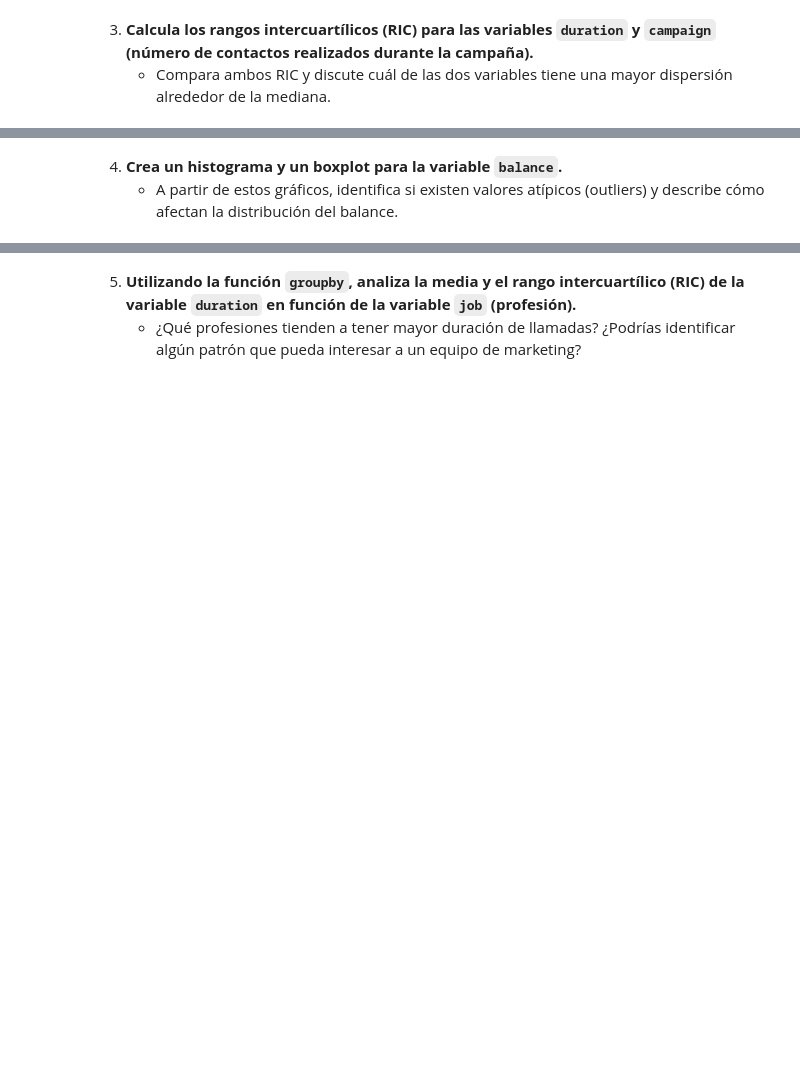
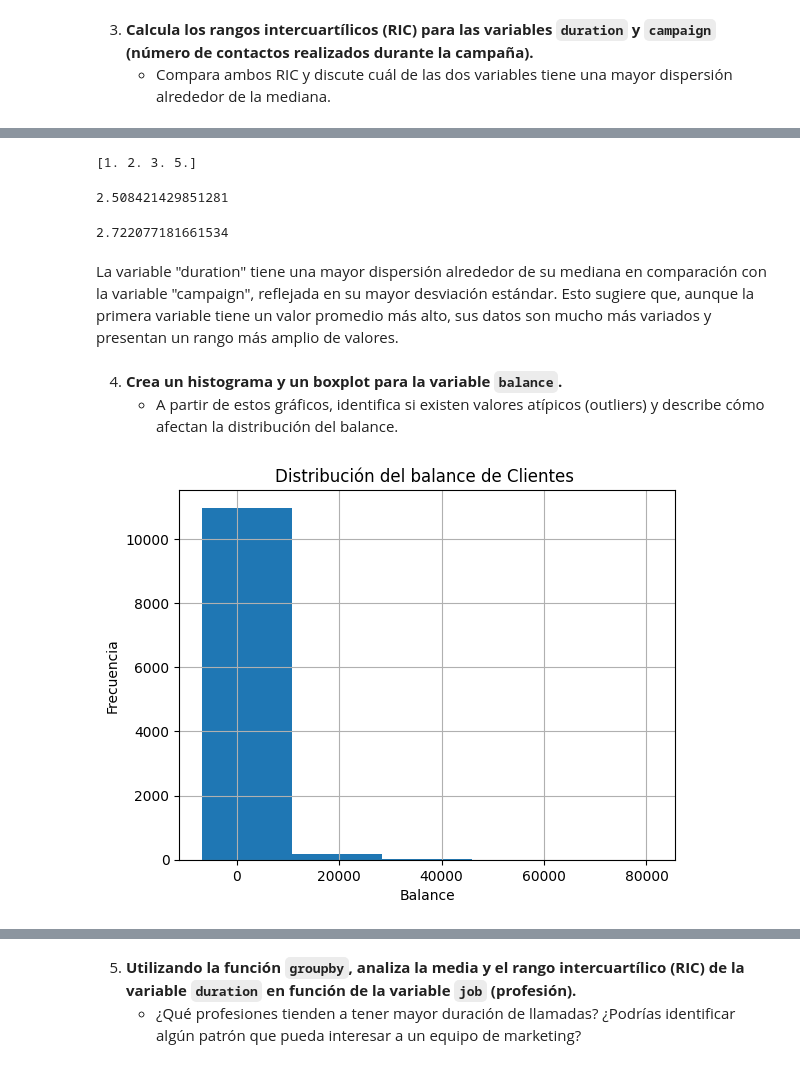
Before and after one commit to PabloAndree/Python_PA, a Jupyter notebook: 01-Fundamentos-Estadistica-Descriptiva-PA.ipynb, the cells around one changed output, grey strips where cells are left out. Saved outputs shown, nothing was run; the diff lists cells and outputs as text; code cells hidden in the pictures; blank space fills up the shorter version.

```diff
--- a/01-Fundamentos-Estadistica-Descriptiva-PA.ipynb
+++ b/01-Fundamentos-Estadistica-Descriptiva-PA.ipynb
@@ -333,6 +333,6 @@ print(bins)
 # %%
 # Definimos los intervalos de edad (por ejemplo, en intervalos de 10 años).
-bins = [18, 29, 40, 51, 62, 73, 84, 95]
+bins = [18, 29, 40, 51, 62, 73, 84, 96]
 
 # Usamos pd.cut para clasificar las edades en los rangos definidos.
 pddf['rango_edad'] = pd.cut(pddf['age'], bins=bins, right=False)
@@ -437,4 +498,27 @@ A continuación, tienes seis preguntas retadoras para que pongas en práctica lo
+# %%
+print(np.percentile(pddf.campaign, [25, 50, 75, 90]))
+# %% [output]
+[1. 2. 3. 5.]
+# %%
+pddf['campaign'].mean()
+# %% [output]
+2.508421429851281
+# %%
+pddf['campaign'].std()
+# %% [output]
+2.722077181661534
+# %% [markdown]
+La variable "duration" tiene una mayor dispersión alrededor de su mediana en comparación con la variable "campaign", reflejada en su mayor desviación estándar. Esto sugiere que, aunque la primera variable tiene un valor promedio más alto, sus datos son mucho más variados y presentan un rango más amplio de valores.
 # %% [markdown]
 
 4. **Crea un histograma y un boxplot para la variable `balance`.**
    - A partir de estos gráficos, identifica si existen valores atípicos (outliers) y describe cómo afectan la distribución del balance.
+# %%
+# Histograma de la edad para visualizar la distribución.
+pddf['balance'].hist(bins=5)
+plt.title("Distribución del balance de Clientes ")
+plt.xlabel("Balance")
+plt.ylabel("Frecuencia")
+plt.show()
+# %% [output]
+[figure, added]
```
Also changed, not shown: parts of 24 cells of this notebook.
